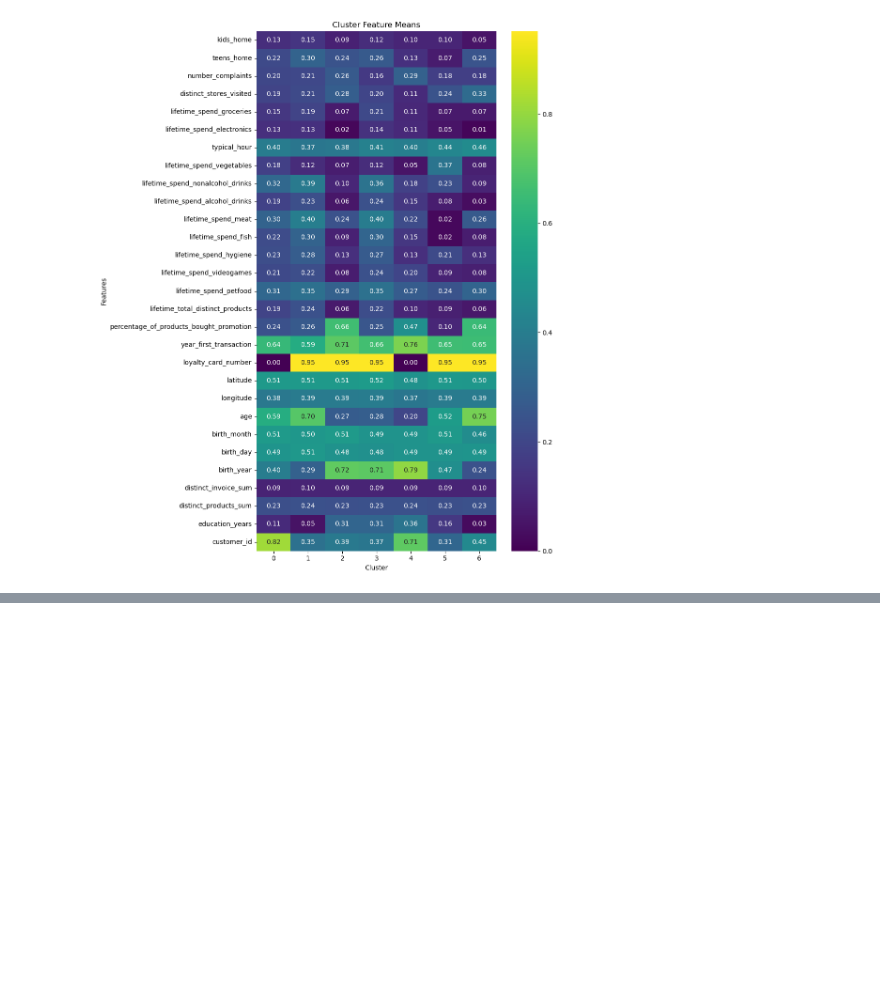
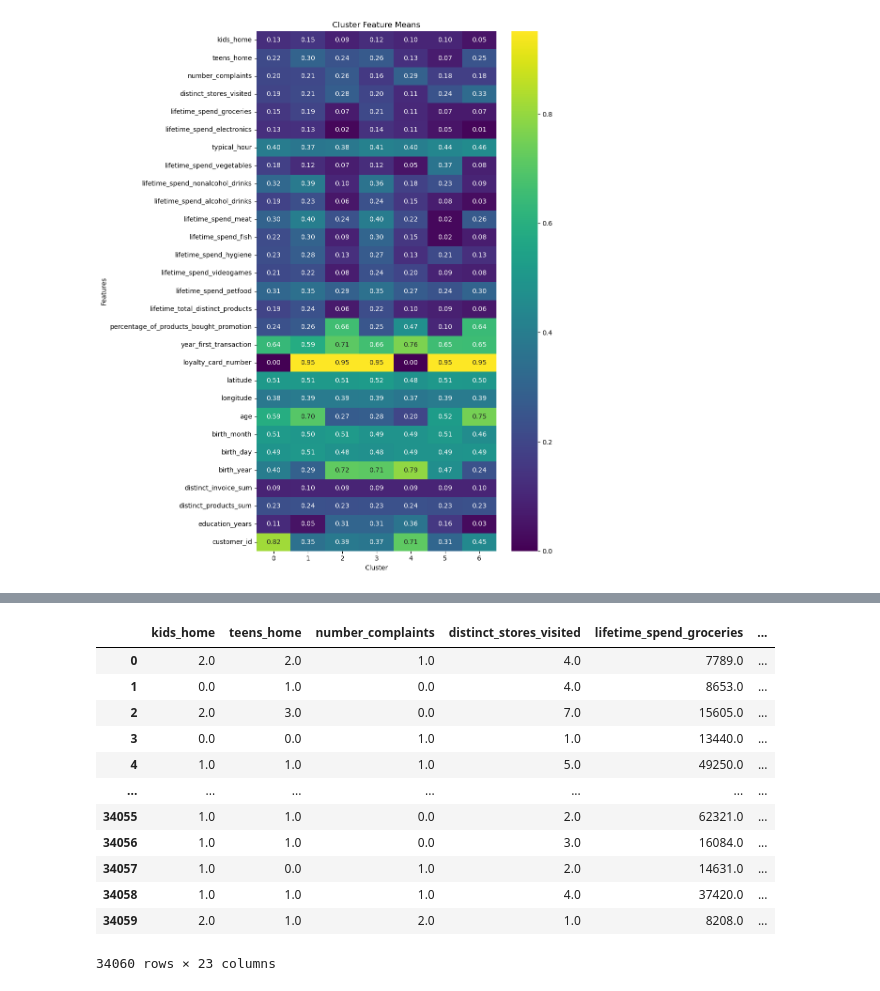
Before and after one commit to beatrizmarques2005/customer_segmentation, a Jupyter notebook: notebook_testing/clustering.ipynb, the cells around one changed output, grey strips where cells are left out. Cells and saved outputs as stored; diff of their text form; code cells hidden in the pictures; blank space fills up the shorter version.

```diff
--- a/notebook_testing/clustering.ipynb
+++ b/notebook_testing/clustering.ipynb
@@ -65,0 +157,16 @@ customer_info_kmeans = kmeans_clustering(customer_info, 5)
+# %%
+customer_info_kmeans
+# %% [output]
+|  | kids_home | teens_home | number_complaints | distinct_stores_visited | lifetime_spend_groceries | ... |
+| 0 | 2.0 | 2.0 | 1.0 | 4.0 | 7789.0 | ... |
+| 1 | 0.0 | 1.0 | 0.0 | 4.0 | 8653.0 | ... |
+| 2 | 2.0 | 3.0 | 0.0 | 7.0 | 15605.0 | ... |
+| 3 | 0.0 | 0.0 | 1.0 | 1.0 | 13440.0 | ... |
+| 4 | 1.0 | 1.0 | 1.0 | 5.0 | 49250.0 | ... |
+| ... | ... | ... | ... | ... | ... | ... |
+| 34055 | 1.0 | 1.0 | 0.0 | 2.0 | 62321.0 | ... |
+| 34056 | 1.0 | 1.0 | 0.0 | 3.0 | 16084.0 | ... |
+| 34057 | 1.0 | 0.0 | 1.0 | 2.0 | 14631.0 | ... |
+| 34058 | 1.0 | 1.0 | 1.0 | 4.0 | 37420.0 | ... |
+| 34059 | 2.0 | 1.0 | 2.0 | 1.0 | 8208.0 | ... |
+34060 rows × 23 columns
```
Also changed, not shown: parts of 15 cells of this notebook, 3 other files.
